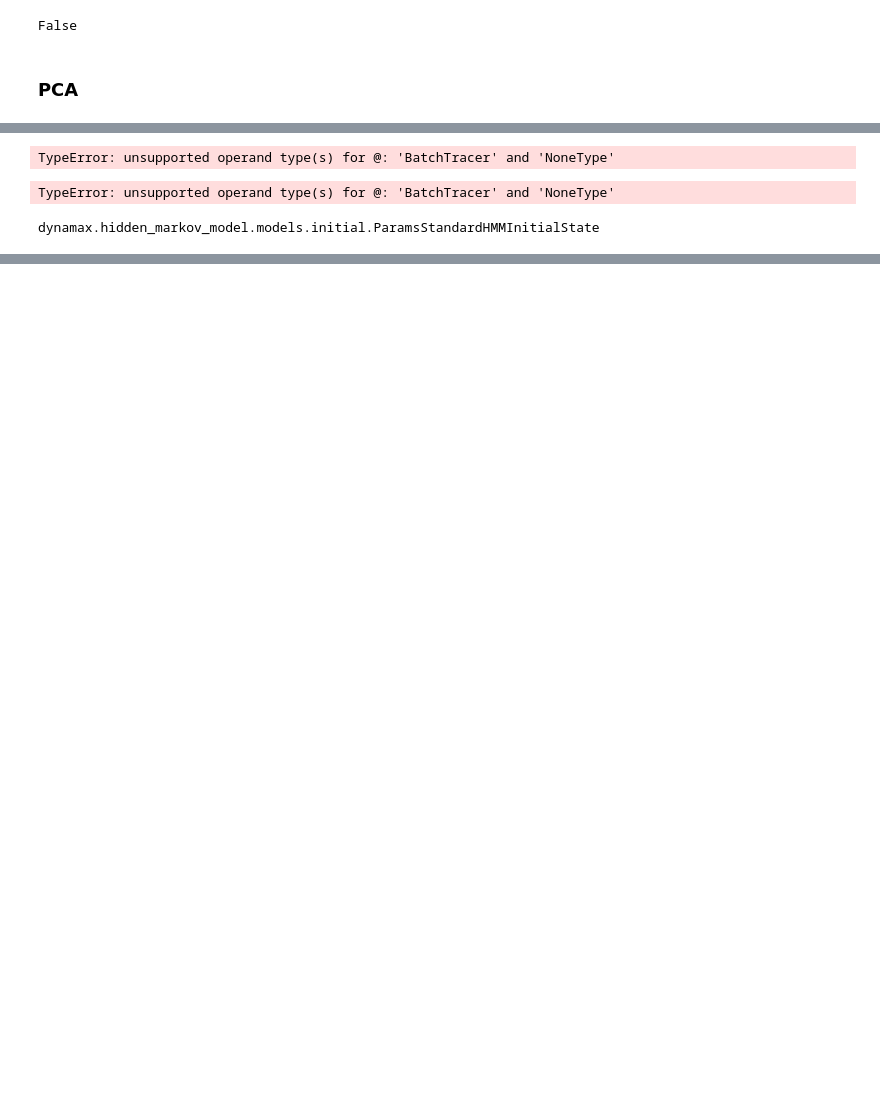
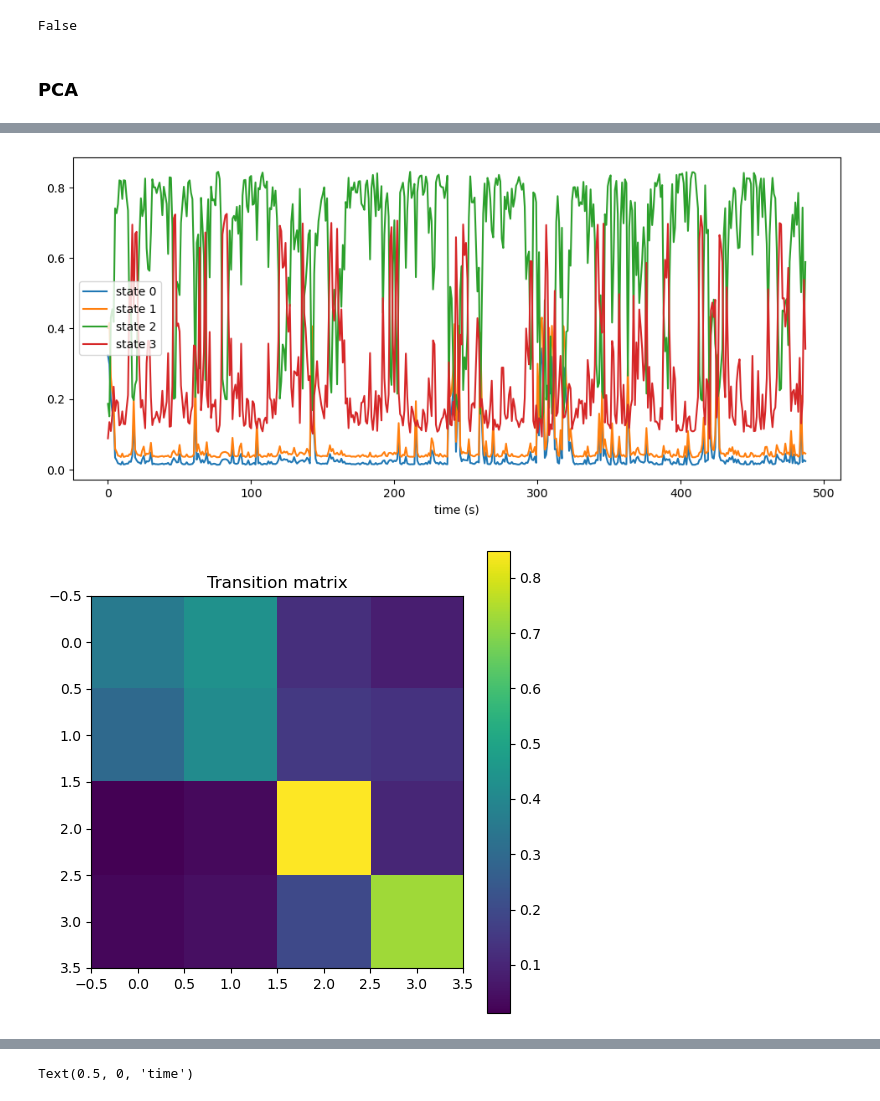
Before and after one commit to MarcoZenari/brainhackRome2025, a Jupyter notebook: hmm_fit.ipynb, the cells around one changed output, grey strips where cells are left out. Drawn from its saved outputs; the diff is of its cells as text; code cells hidden in the pictures; blank space fills up the shorter version.

```diff
--- a/hmm_fit.ipynb
+++ b/hmm_fit.ipynb
@@ -237,6 +286,0 @@ post = hmm.smoother(params, emissions, inputs= inputs)
-# %%
-plt.figure(figsize=(26, 5))
-plt.subplot(1,2,1)
-for k in range(n_states): plt.plot(np.arange(n_time), post.predicted_probs[:n_time, k], label=f'state {k}')
-plt.xlabel('time (s)')
-plt.legend()
@@ -319,2 +286,0 @@ ValueError: setting an array element with a sequence. The requested array has an
-# %%
-post = hmm.smoother(params, emissions)
@@ -344,35 +286,0 @@ plt.tight_layout()
-# %%
-TR = 0.8
-
-# Use fitted model for posterior inference
-post = hmm.smoother(params, emissions)
-# %% [output]
-TypeError: unsupported operand type(s) for @: 'BatchTracer' and 'NoneType'
-# %%
-TR = 1
-
-# Use fitted model for posterior inference
-post = hmm.smoother(params, emissions)
-print(post.smoothed_probs.shape) # (1000, 3)
-
-t_to_show = emissions.shape[1] // 2
-
-plt.figure(figsize=(9,3))
-plt.subplot(1,2,1)
-for k in range(n_states): plt.plot(np.arange(t_to_show)*TR, post.predicted_probs[:t_to_show, k], label=f'state {k}')
-plt.xlabel('time (s)')
-plt.legend()
-
-plt.subplot(1,2,2)
-plt.bar(x=np.arange(n_states), height=post.predicted_probs.mean(axis=0), alpha=0.5)
-#plt.bar(x=np.arange(num_states), height=post.filtered_probs.mean(axis=0), alpha=0.5)
-
-plt.tight_layout()
-sns.despine()
-plt.show()
-# %% [output]
-TypeError: unsupported operand type(s) for @: 'BatchTracer' and 'NoneType'
-# %%
-type(props[0])
-# %% [output]
-dynamax.hidden_markov_model.models.initial.ParamsStandardHMMInitialState
@@ -405,0 +287,35 @@ print('data shape:', emissions.shape)
+# %%
+subj = 5
+
+plt.figure(figsize=(26, 5))
+plt.subplot(1,2,1)
+for k in range(n_states): plt.plot(np.arange(n_time), post.predicted_probs[n_time*(subj-1):n_time*subj, k], label=f'state {k}')
+plt.xlabel('time (s)')
+plt.legend()
+
+
+plt.figure(figsize=(6,6))
+#plt.imshow(np.log(np.array(params.transitions).squeeze()))
+plt.imshow(np.array(params.transitions).squeeze())
+plt.colorbar()
+plt.title('Transition matrix')
+plt.show()
+
+
+params_trans = np.array(params.transitions).squeeze()
+plt.figure(figsize=(6,6))
+#plt.imshow(np.log(np.array(params.transitions).squeeze()))
+plt.imshow(params_trans - np.diag(np.diag(params_trans)))
+plt.colorbar()
+plt.title('Transition matrix - diag')
+plt.show()
+
+plt.figure(figsize=(10, 5))
+plt.imshow(post.smoothed_probs.T, aspect="auto", interpolation="none", cmap="Greys", vmin=0, vmax=1)
+plt.xlim(n_time*(subj-1),n_time*subj)
+plt.ylabel("$z_{\\mathrm{inferred}}$")
+plt.yticks([])
+plt.xlabel("time")
+# %% [output]
+[figure, added]
+[figure, added]
@@ -405,0 +323 @@ print('data shape:', emissions.shape)
+Text(0.5, 0, 'time')
```
Also changed, not shown: parts of 32 cells of this notebook.
